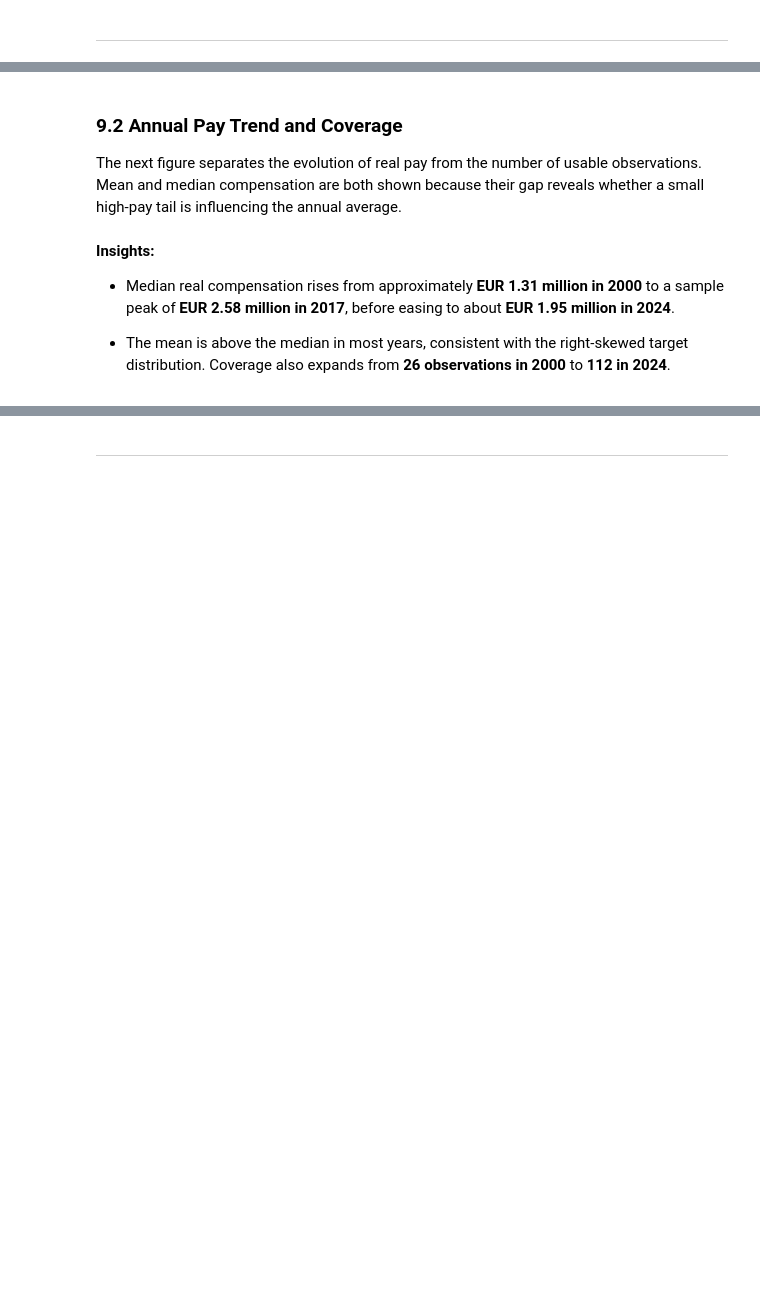
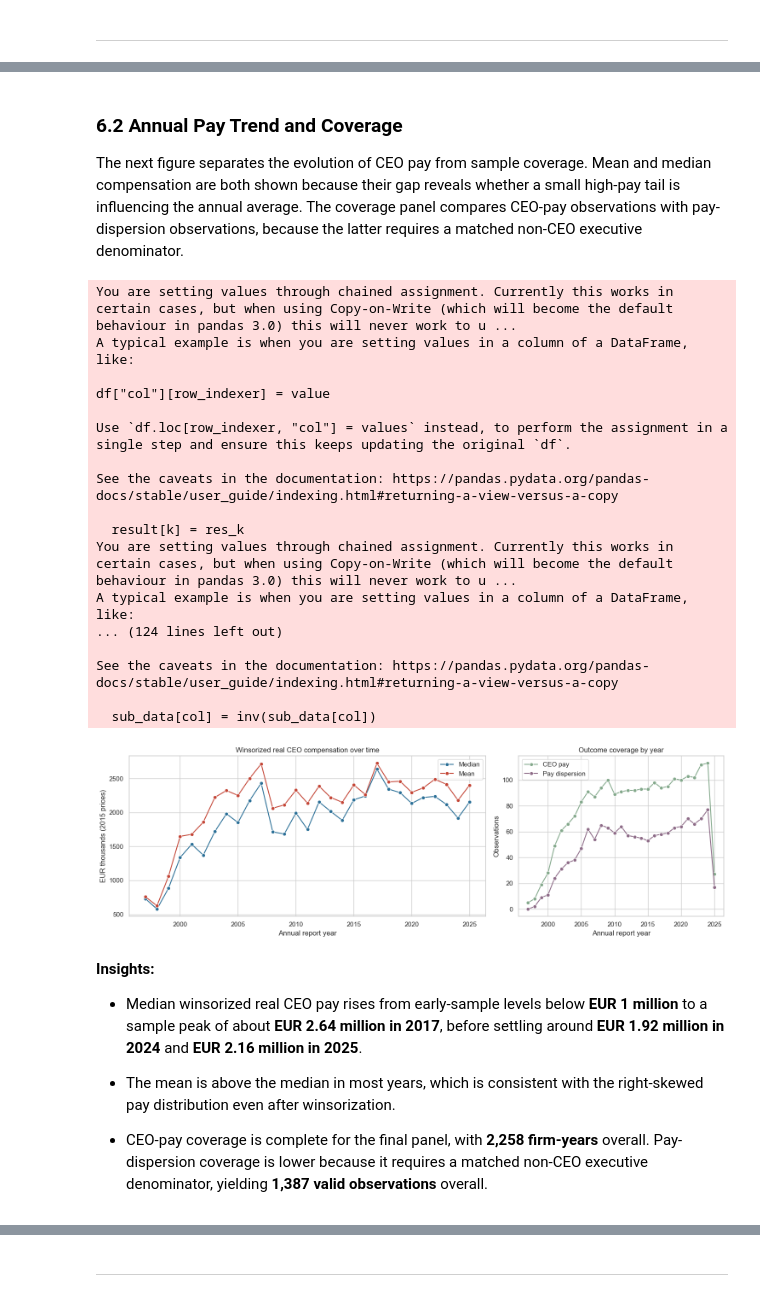
Before and after one commit to rizkyakbar-tud/DAI, a Jupyter notebook: mission/proposals_st26/mission_proposal_Akbar-Zduńczyk.ipynb, the cells around one changed output, grey strips where cells are left out. Saved outputs shown, nothing was run; the diff lists cells and outputs as text; code cells hidden in the pictures; blank space fills up the shorter version.

```diff
--- a/mission/proposals_st26/mission_proposal_Akbar-Zduńczyk.ipynb
+++ b/mission/proposals_st26/mission_proposal_Akbar-Zduńczyk.ipynb
@@ -2328,8 +3577,8 @@ plt.show()
 # %% [markdown]
 <a id="annual-pay-trend"></a>
-### 9.2 Annual Pay Trend and Coverage
+### 6.2 Annual Pay Trend and Coverage
 
-The next figure separates the evolution of real pay from the number of usable observations. Mean and median compensation are both shown because their gap reveals whether a small high-pay tail is influencing the annual average.
+The next figure separates the evolution of CEO pay from sample coverage. Mean and median compensation are both shown because their gap reveals whether a small high-pay tail is influencing the annual average. The coverage panel compares CEO-pay observations with pay-dispersion observations, because the latter requires a matched non-CEO executive denominator.
 # %%
 annual_pay = (
     viz_df.dropna(subset=["annualreportyear", target_level])
@@ -2337,13 +3586,25 @@ annual_pay = (
     .agg(
         median_real_pay=(target_level, "median"),
         mean_real_pay=(target_level, "mean"),
-        observations=(target_level, "size"),
+        pay_observations=(target_level, "size"),
     )
 )
 
+annual_dispersion = (
+    viz_df.dropna(subset=["annualreportyear", dispersion_log])
+    .groupby("annualreportyear", as_index=False)
+    .agg(dispersion_observations=(dispersion_log, "size"))
+)
+
+annual_pay = annual_pay.merge(
+    annual_dispersion,
+    on="annualreportyear",
+    how="left",
+).fillna({"dispersion_observations": 0})
+
 fig, axes = plt.subplots(
-    1, 2, figsize=(14, 4.5),
-    gridspec_kw={"width_ratios": [2, 1]},
+    1, 2, figsize=(15, 4.8),
+    gridspec_kw={"width_ratios": [2, 1.15]},
 )
 
 sns.lineplot(
@@ -2353,44 +3614,78 @@ sns.lineplot(
     marker="o",
     label="Median",
     color="#2A6F97",
     ax=axes[0],
 )
 sns.lineplot(
     data=annual_pay,
     x="annualreportyear",
     y="mean_real_pay",
     marker="o",
     label="Mean",
     color="#C44536",
     ax=axes[0],
 )
 axes[0].set(
-    title="Real CEO compensation over time",
+    title="Winsorized real CEO compensation over time",
     xlabel="Annual report year",
     ylabel="EUR thousands (2015 prices)",
 )
 
-sns.barplot(
-    data=annual_pay,
+coverage_long = annual_pay.melt(
+    id_vars="annualreportyear",
+    value_vars=["pay_observations", "dispersion_observations"],
+    var_name="series",
+    value_name="observations",
+)
+coverage_long["series"] = coverage_long["series"].replace({
+    "pay_observations": "CEO pay",
+    "dispersion_observations": "Pay dispersion",
+})
+
+sns.lineplot(
+    data=coverage_long,
     x="annualreportyear",
     y="observations",
-    color="#84A98C",
+    hue="series",
+    marker="o",
+    palette=["#84A98C", "#8E6C88"],
     ax=axes[1],
 )
 axes[1].set(
-    title="Usable pay observations by year",
+    title="Outcome coverage by year",
     xlabel="Annual report year",
     ylabel="Observations",
 )
-axes[1].tick_params(axis="x", rotation=90)
+axes[1].legend(title="")
 
 plt.tight_layout()
 plt.show()
+# %% [output]
+You are setting values through chained assignment. Currently this works in certain cases, but when using Copy-on-Write (which will become the default behaviour in pandas 3.0) this will never work to u ...
+A typical example is when you are setting values in a column of a DataFrame, like:
+
+df["col"][row_indexer] = value
+
+Use `df.loc[row_indexer, "col"] = values` instead, to perform the assignment in a single step and ensure this keeps updating the original `df`.
+
+See the caveats in the documentation: https://pandas.pydata.org/pandas-docs/stable/user_guide/indexing.html#returning-a-view-versus-a-copy
+
+  result[k] = res_k
+You are setting values through chained assignment. Currently this works in certain cases, but when using Copy-on-Write (which will become the default behaviour in pandas 3.0) this will never work to u ...
+A typical example is when you are setting values in a column of a DataFrame, like:
+... (124 lines left out)
+
+See the caveats in the documentation: https://pandas.pydata.org/pandas-docs/stable/user_guide/indexing.html#returning-a-view-versus-a-copy
+
+  sub_data[col] = inv(sub_data[col])
+[figure, added]
 # %% [markdown]
 **Insights:**
 
-- Median real compensation rises from approximately **EUR 1.31 million in 2000** to a sample peak of **EUR 2.58 million in 2017**, before easing to about **EUR 1.95 million in 2024**.
+- Median winsorized real CEO pay rises from early-sample levels below **EUR 1 million** to a sample peak of about **EUR 2.64 million in 2017**, before settling around **EUR 1.92 million in 2024** and **EUR 2.16 million in 2025**.
 
-- The mean is above the median in most years, consistent with the right-skewed target distribution. Coverage also expands from **26 observations in 2000** to **112 in 2024**.
+- The mean is above the median in most years, which is consistent with the right-skewed pay distribution even after winsorization.
+
+- CEO-pay coverage is complete for the final panel, with **2,258 firm-years** overall. Pay-dispersion coverage is lower because it requires a matched non-CEO executive denominator, yielding **1,387 valid observations** overall.
 # %% [markdown]
 <a id="turnover-event-visualization"></a>
```
Also changed, not shown: parts of 324 cells of this notebook.
